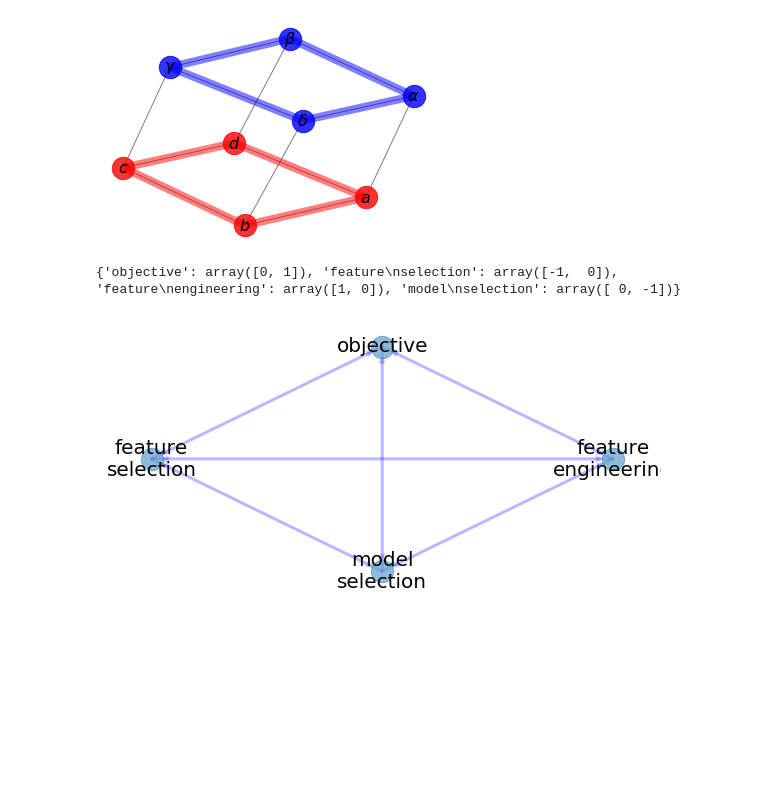
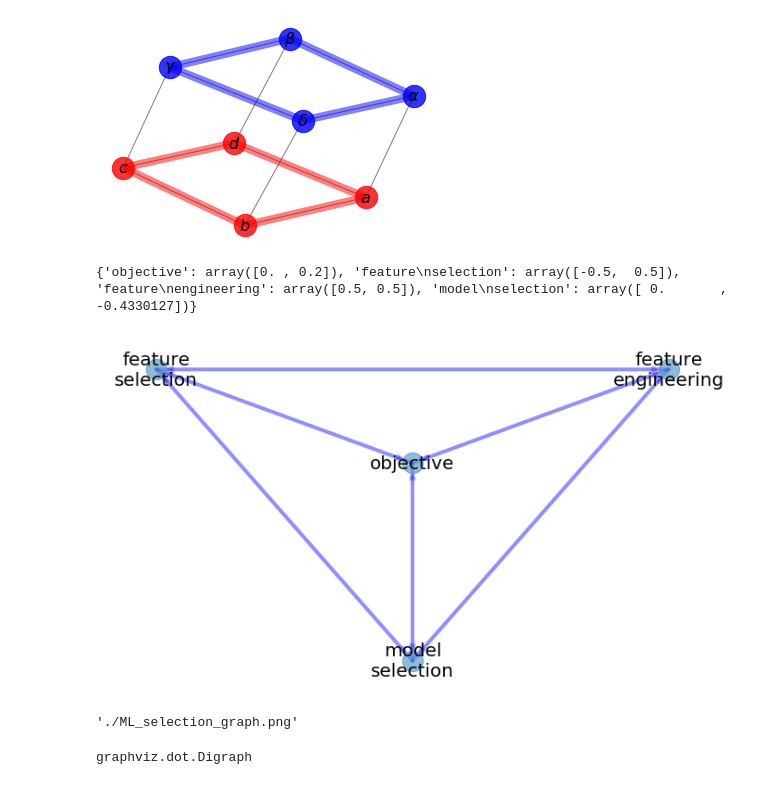
Before and after one commit to m-salewski/data-modeling-protocol, a Jupyter notebook: notebooks/extras/create_graph_diagram.ipynb, the cells around one changed output. Drawn from its saved outputs; the diff is of its cells as text; code cells hidden in the pictures; blank space fills up the shorter version.

```diff
--- a/notebooks/extras/create_graph_diagram.ipynb
+++ b/notebooks/extras/create_graph_diagram.ipynb
@@ -118,10 +118,18 @@ topics = ["objective", "feature"+"\n"+"selection", "feature"+"\n"+"engineering",
 node_locs1 = [-1,-1,1,1]
 node_locs2 = [-1,1,-1,1]
 '''
+'''
 node_locs1 = [0,-1,1, 0]
 #, 3,-3]
 node_locs2 = [1, 0,0,-1]
 #, 0, 0]
+
+'''
+node_locs1 = [0.0,-0.5,0.5, 0]
+#, 3,-3]
+node_locs2 = [0.20, 0.5,0.5,-np.sqrt(3)/4]
+#, 0, 0]
+
 node_locs = list(zip(node_locs1,node_locs2))
 
 G = nx.DiGraph()
@@ -148,34 +156,34 @@ for pair in zip(topics, node_locs):
     pos.update({pair[0]:np.array(pair[1])})
 print(pos)
 # %% [output]
-{'objective': array([0, 1]), 'feature\nselection': array([-1,  0]), 'feature\nengineering': array([1, 0]), 'model\nselection': array([ 0, -1])}
+{'objective': array([0. , 0.2]), 'feature\nselection': array([-0.5,  0.5]), 'feature\nengineering': array([0.5, 0.5]), 'model\nselection': array([ 0.       , -0.4330127])}
 # %%
-plt.figure(figsize=(10,5))
+plt.figure(figsize=(12,7))
 # nodes
 nx.draw_networkx_nodes(G, pos, alpha=0.5, node_size=500)
 
 # edges
 nx.draw_networkx_edges(G, pos, edgelist=esmall,
-                       width=3, alpha=0.15, edge_color='b', style='dashed', arrows=True)
+                       width=4, alpha=0.25, edge_color='b', style='dashed', arrows=True)
 
 # labels
 '''new_pos = {}
 for k,v in pos.items():
 
     if len(k.split())>1:
         splitted = k.split()
         splitted = str(splitted[0]+"\n"+splitted[1])
     else:
         splitted=k
     print(splitted)
     new_pos.update({splitted:v})
 print(new_pos)
 '''
 
 nx.draw_networkx_labels(G, pos, font_size=20, font_family='sans-serif')
 
 plt.axis('off')
-plt.savefig('../modeling/figures/selection_process.png',tight_layout=True)
+plt.savefig('./figures/selection_process_ML_triangle.png')
 plt.show()
 # %% [output]
-[figure, old version]
+[figure, new version]
@@ -181,0 +265,25 @@ plt.show()
+# %%
+from graphviz import Digraph,Source
+
+g = Digraph('G', filename='ML_selection_graph', \
+            engine='sfdp', format='png', directory='./')
+
+topics = ["objective",
+          "feature"+"\n"+"selection",
+          "feature"+"\n"+"engineering",
+          "model"+"\n"+"selection"]
+
+for m in range(4):
+    for n in range(m+1,4):
+        g.edge(topics[m], topics[n], _attributes={'dir':'both'})
+
+g.save()
+g.view()#filename='ML_selection_graph')
+#graph = Source(g, filename='gv-test', format='png', directory='./')
+#graph.save();
+# %% [output]
+'./ML_selection_graph.png'
+# %%
+g.
+# %% [output]
+graphviz.dot.Digraph
```
Also changed, not shown: parts of 6 cells of this notebook, 39 other files.
